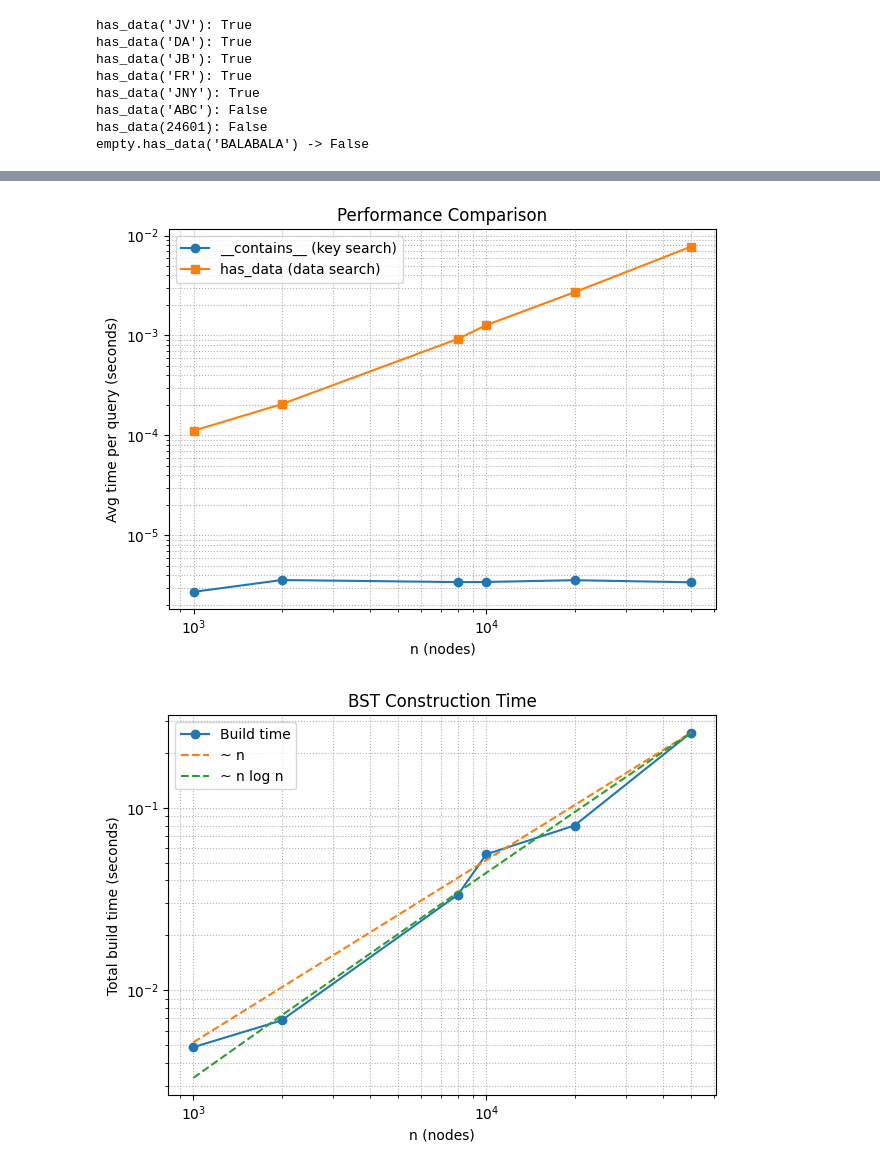
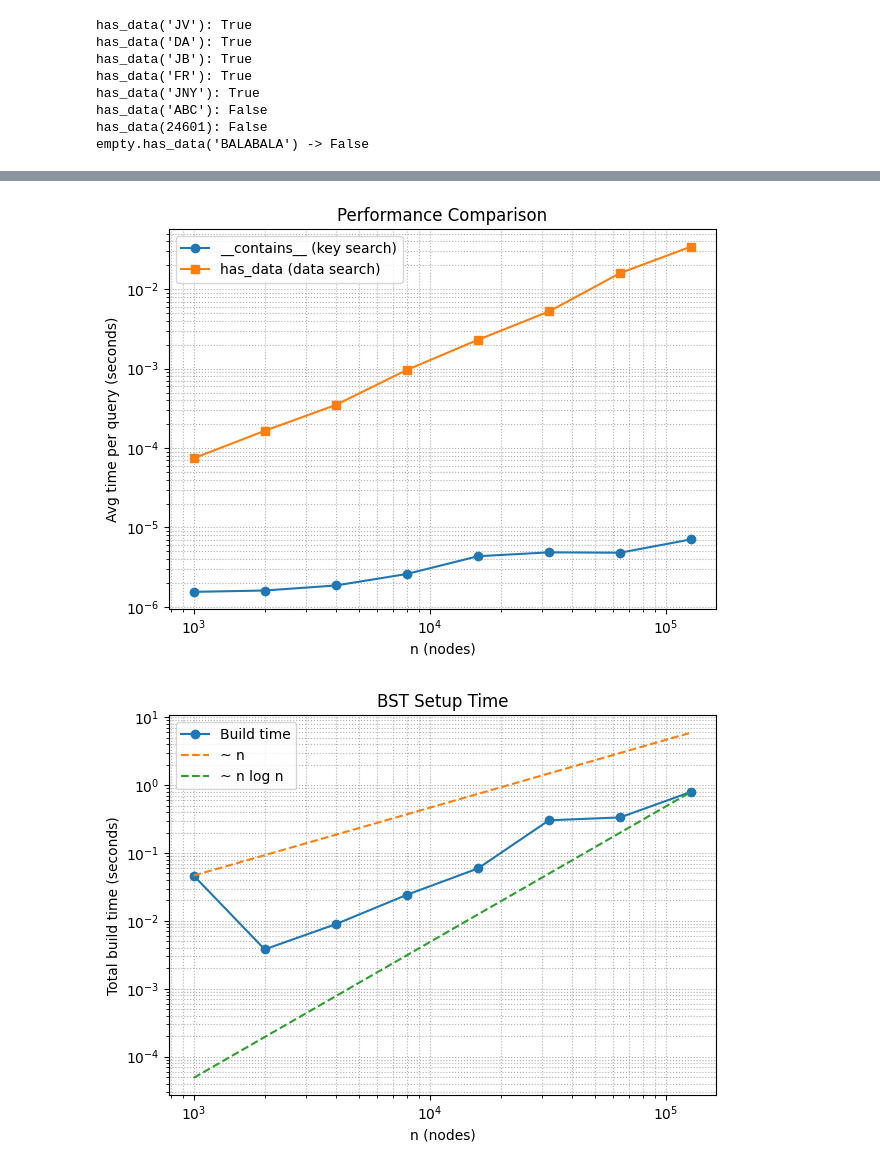
Before and after one commit to yw2247/compmethods-yw2247, a Jupyter notebook: problem_set_1/exercise4.ipynb, the cells around one changed output, grey strips where cells are left out. Saved outputs shown, nothing was run; the diff lists cells and outputs as text; code cells hidden in the pictures.

Commit message:
third format+plot change

```diff
--- a/problem_set_1/exercise4.ipynb
+++ b/problem_set_1/exercise4.ipynb
@@ -163,7 +163,7 @@ def time_has_data(tree, query_data):
 
 # experiment begins
 random.seed(123)
-sizes = [1000, 2000, 8000, 10000, 20000, 50000]
+sizes = [1000, 2000, 4000, 8000, 16000, 32000, 64000, 128000]
 avg_contains = []
 avg_has_data = []
 setup_times = []
@@ -240,24 +239,24 @@ plt.grid(True, which="both", ls=":")
 plt.tight_layout()
 plt.savefig("plots/4d_compare.png", dpi=200)
 # %% [output]
-[figure, old version]
+[figure, new version]
 # %%
 # setup time analysis
-c1 = setup_times[-1] / sizes[-1]
-c2 = setup_times[-1] / (sizes[-1]*math.log2(sizes[-1]))
-ref_linear = [c1 * x for x in sizes]
-ref_nlogn  = [c2 * x*math.log2(x) for x in sizes]
+c_lin  = setup_times[0] / sizes[0]
+c_quad = setup_times[-1] / (sizes[-1] ** 2)
+ref_n     = [c_lin * n for n in sizes]
+ref_n2    = [c_quad * (n**2) for n in sizes]
 
 plt.figure()
 plt.loglog(sizes, setup_times, marker='o', label="Build time")
-plt.loglog(sizes, ref_linear, linestyle='--', label="~ n")
-plt.loglog(sizes, ref_nlogn, linestyle='--', label="~ n log n")
+plt.loglog(sizes, ref_n, linestyle='--', label="~ n")
+plt.loglog(sizes, ref_n2, linestyle='--', label="~ n log n")
 plt.xlabel("n (nodes)")
 plt.ylabel("Total build time (seconds)")
-plt.title("BST Construction Time")
+plt.title("BST Setup Time")
 plt.legend()
 plt.grid(True, which="both", ls=":")
 plt.tight_layout()
 plt.savefig("plots/4d_setup.png", dpi=200)
 # %% [output]
-[figure, old version]
+[figure, new version]
```
Also changed, not shown: parts of 2 cells of this notebook, 11 other files.
